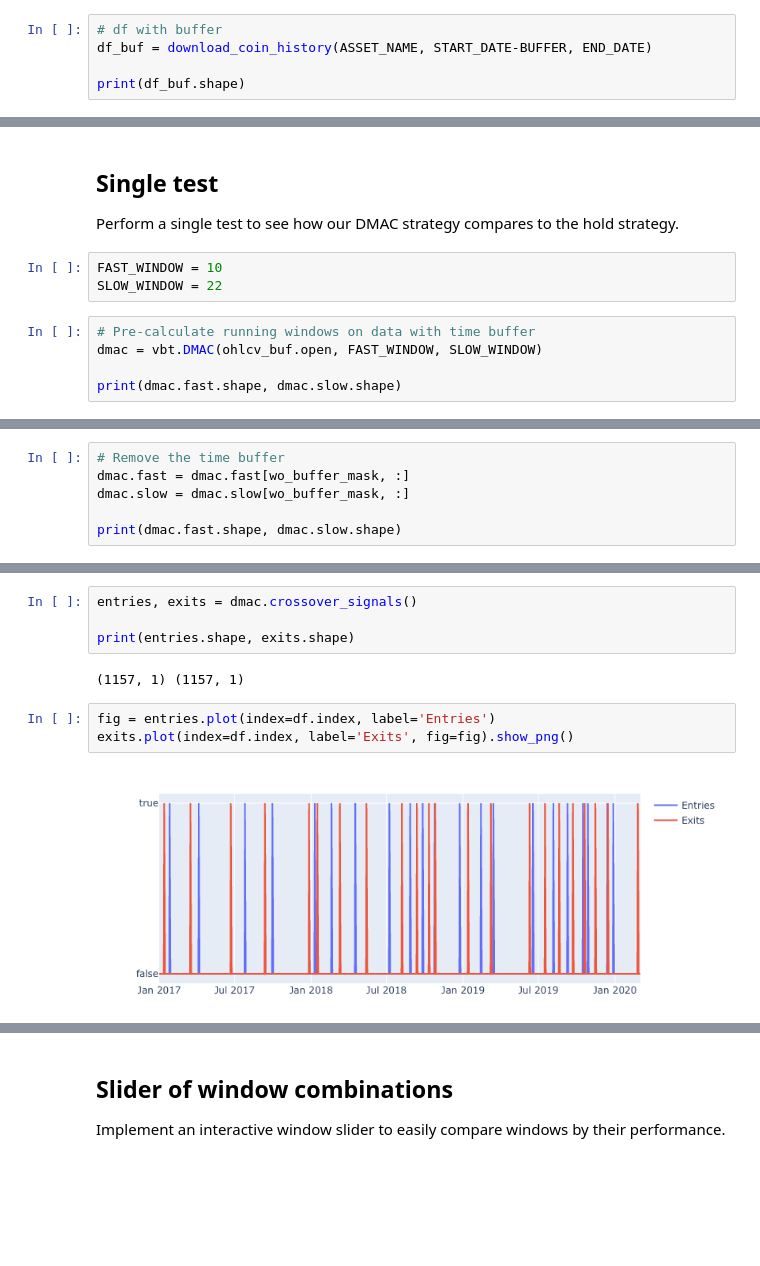
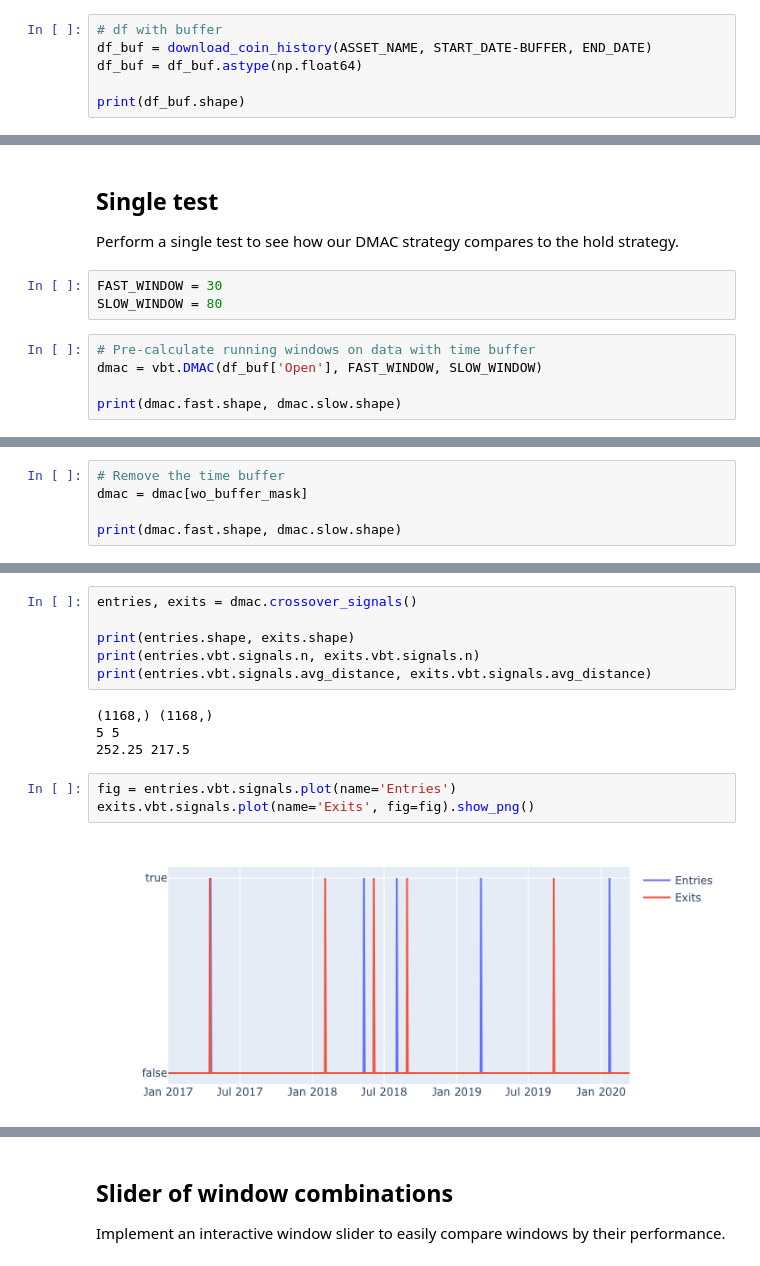
Before and after one commit to polakowo/vectorbt, a Jupyter notebook: examples/Bitcoin_DMAC.ipynb, the cells around one changed output, grey strips where cells are left out. Saved outputs shown, nothing was run; the diff lists cells and outputs as text; blank space fills up the shorter version.

```diff
--- a/examples/Bitcoin_DMAC.ipynb
+++ b/examples/Bitcoin_DMAC.ipynb
@@ -51,6 +51,7 @@ def download_coin_history(asset_name, start_date, end_date):
 # %%
 # df with buffer
 df_buf = download_coin_history(ASSET_NAME, START_DATE-BUFFER, END_DATE)
+df_buf = df_buf.astype(np.float64)
 
 print(df_buf.shape)
 # %% [output]
@@ -77,11 +75,11 @@ ohlcv.plot(index=df.index).show_png() # remove show_png() to display interactive
 
 Perform a single test to see how our DMAC strategy compares to the hold strategy.
 # %%
-FAST_WINDOW = 10
-SLOW_WINDOW = 22
+FAST_WINDOW = 30
+SLOW_WINDOW = 80
 # %%
 # Pre-calculate running windows on data with time buffer
-dmac = vbt.DMAC(ohlcv_buf.open, FAST_WINDOW, SLOW_WINDOW)
+dmac = vbt.DMAC(df_buf['Open'], FAST_WINDOW, SLOW_WINDOW)
 
 print(dmac.fast.shape, dmac.slow.shape)
 # %% [output]
@@ -89,7 +87,6 @@ print(dmac.fast.shape, dmac.slow.shape)
 # %%
 # Remove the time buffer
-dmac.fast = dmac.fast[wo_buffer_mask, :]
-dmac.slow = dmac.slow[wo_buffer_mask, :]
+dmac = dmac[wo_buffer_mask]
 
 print(dmac.fast.shape, dmac.slow.shape)
 # %% [output]
@@ -98,13 +99,17 @@ print(dmac.fast.shape, dmac.slow.shape)
 entries, exits = dmac.crossover_signals()
 
 print(entries.shape, exits.shape)
+print(entries.vbt.signals.n, exits.vbt.signals.n)
+print(entries.vbt.signals.avg_distance, exits.vbt.signals.avg_distance)
 # %% [output]
-(1157, 1) (1157, 1)
+(1168,) (1168,)
+5 5
+252.25 217.5
 # %%
-fig = entries.plot(index=df.index, label='Entries')
-exits.plot(index=df.index, label='Exits', fig=fig).show_png()
+fig = entries.vbt.signals.plot(name='Entries')
+exits.vbt.signals.plot(name='Exits', fig=fig).show_png()
 # %% [output]
-[figure, old version]
+[figure, new version]
 # %%
 # Make slippage depending on day's high and low
 # Shift both by one to avoid look ahead bias
```
Also changed, not shown: parts of 58 cells of this notebook, 14 other files.
